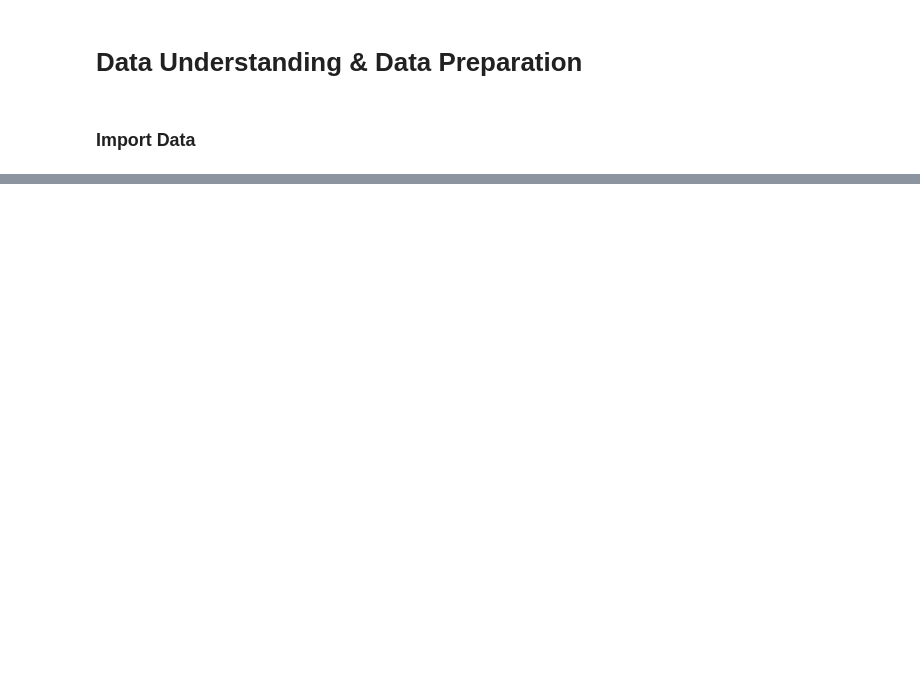
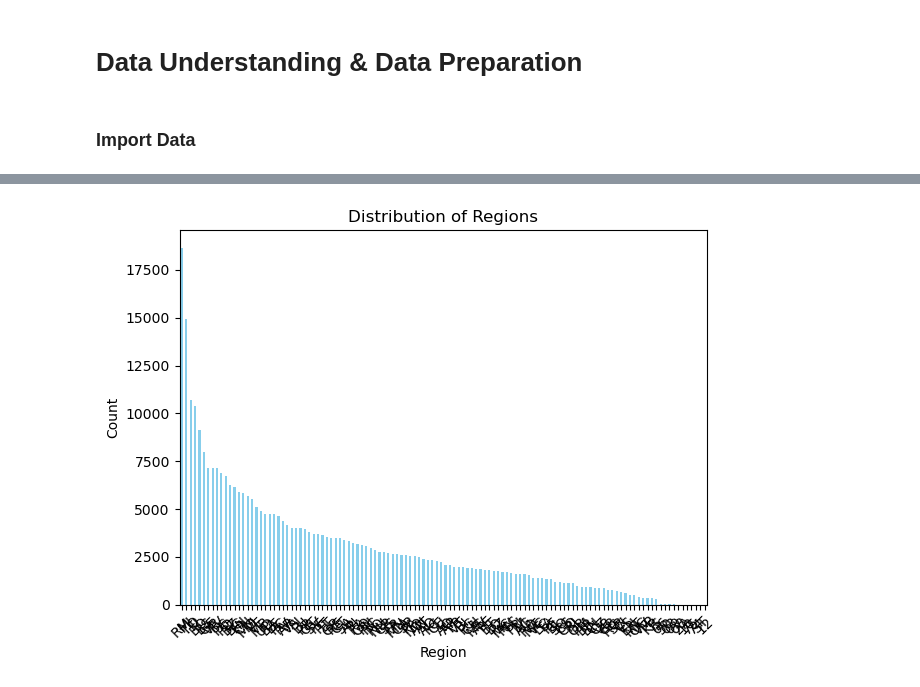
Before and after one commit to helenabdr/CRM-ReactivationML, a Jupyter notebook: data_preparation.ipynb, the cells around one changed output, grey strips where cells are left out. Cells and saved outputs as stored; diff of their text form; code cells hidden in the pictures; blank space fills up the shorter version.

```diff
--- a/data_preparation.ipynb
+++ b/data_preparation.ipynb
@@ -83,2 +203,15 @@ df_model.head(20)
+# %%
+# Count the occurrences of each category in 'risk_cat'
+df_model['region'].value_counts().plot(kind='bar', color='skyblue')
+
+# Customize the plot
+plt.xlabel('Region')
+plt.ylabel('Count')
+plt.title('Distribution of Regions')
+plt.xticks(rotation=45)
+plt.tight_layout()
+plt.show()
+# %% [output]
+[figure, added]
 # %%
 df_model.to_csv('DF_Model.csv', index=False)   # saving the model dataframe to a csv file
```
Also changed, not shown: parts of 10 cells of this notebook, 5 other files.
